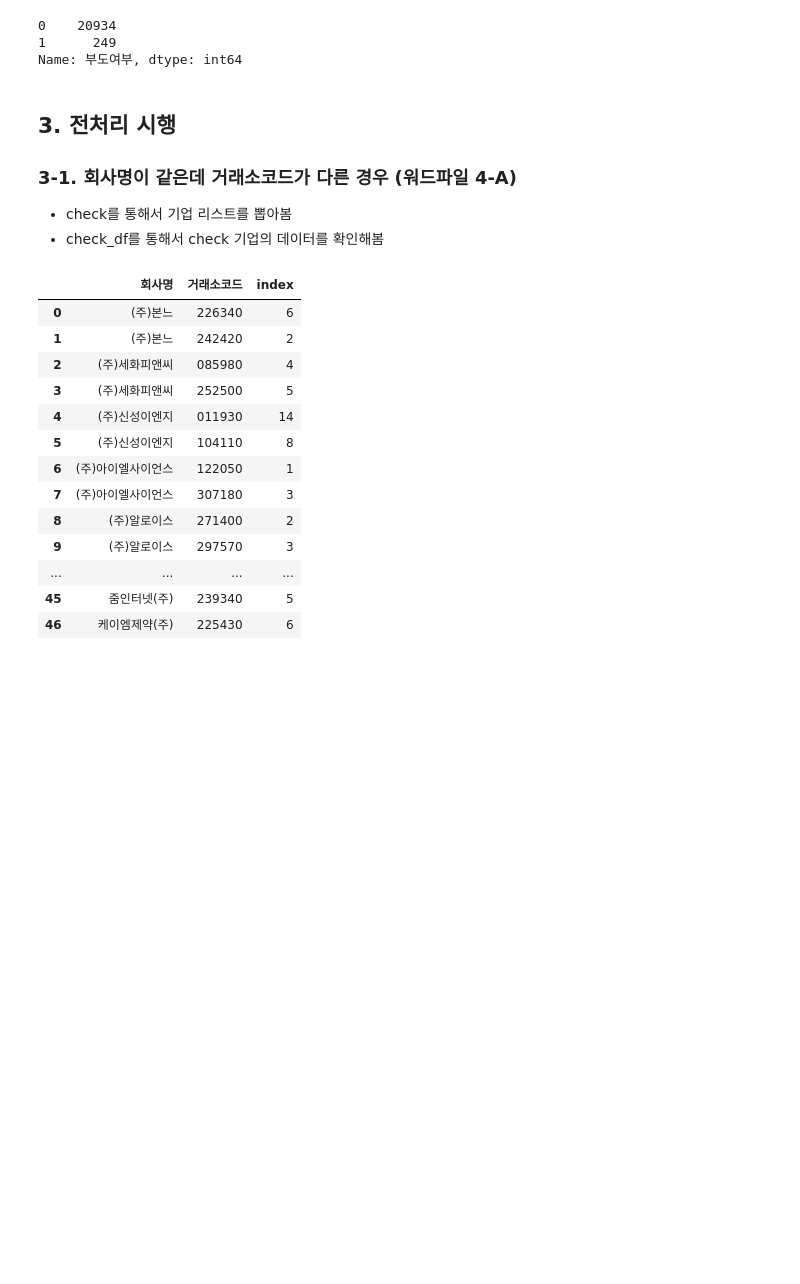
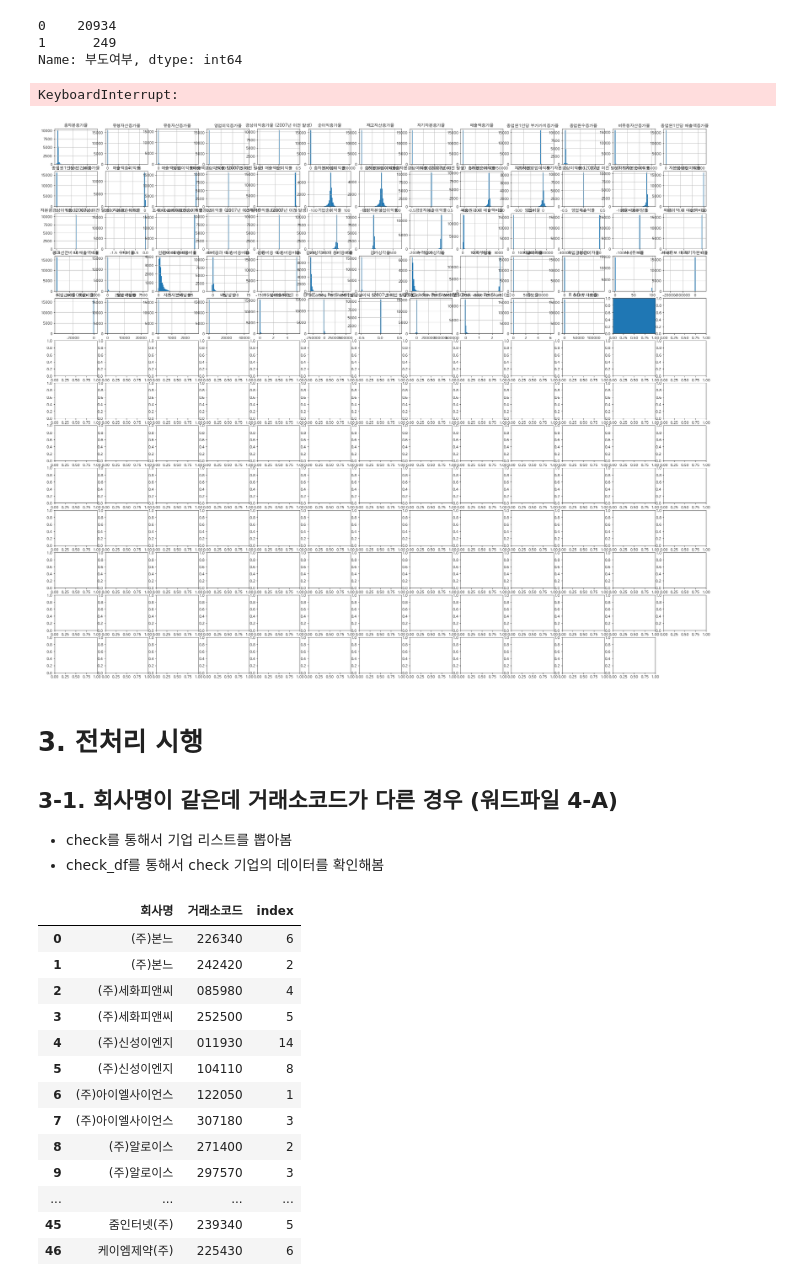
Before and after one commit to signature95/UBION_Project, a Jupyter notebook: code/GH_preprocessing.ipynb, the cells around one changed output. Cells and saved outputs as stored; diff of their text form; code cells hidden in the pictures; blank space fills up the shorter version.

```diff
--- a/code/GH_preprocessing.ipynb
+++ b/code/GH_preprocessing.ipynb
@@ -6,6 +6,10 @@ import matplotlib.pyplot as plt
 import numpy as np
 import seaborn as sns
 
+from matplotlib import rc
+rc('font', family='AppleGothic')
+
+plt.rcParams['axes.unicode_minus'] = False
 path = 'dataset/'
 # %% [markdown]
 # 2. 데이터 불러오기 및 정렬
@@ -81,9 +85,15 @@ data['부도여부'].value_counts()
 0    20934
 1      249
 Name: 부도여부, dtype: int64
+# %%
+data[data['산업대분류'] == '03'].hist(figsize = (35,30), bins = 50)
+plt.show()
+# %% [output]
+KeyboardInterrupt:
+[figure, added]
 # %% [markdown]
-## 3. 전처리 시행
-### 3-1. 회사명이 같은데 거래소코드가 다른 경우 (워드파일 4-A)
+# 3. 전처리 시행
+## 3-1. 회사명이 같은데 거래소코드가 다른 경우 (워드파일 4-A)
 
 - check를 통해서 기업 리스트를 뽑아봄
 - check_df를 통해서 check 기업의 데이터를 확인해봄
```
Also changed, not shown: parts of 124 cells of this notebook, 3 other files.
